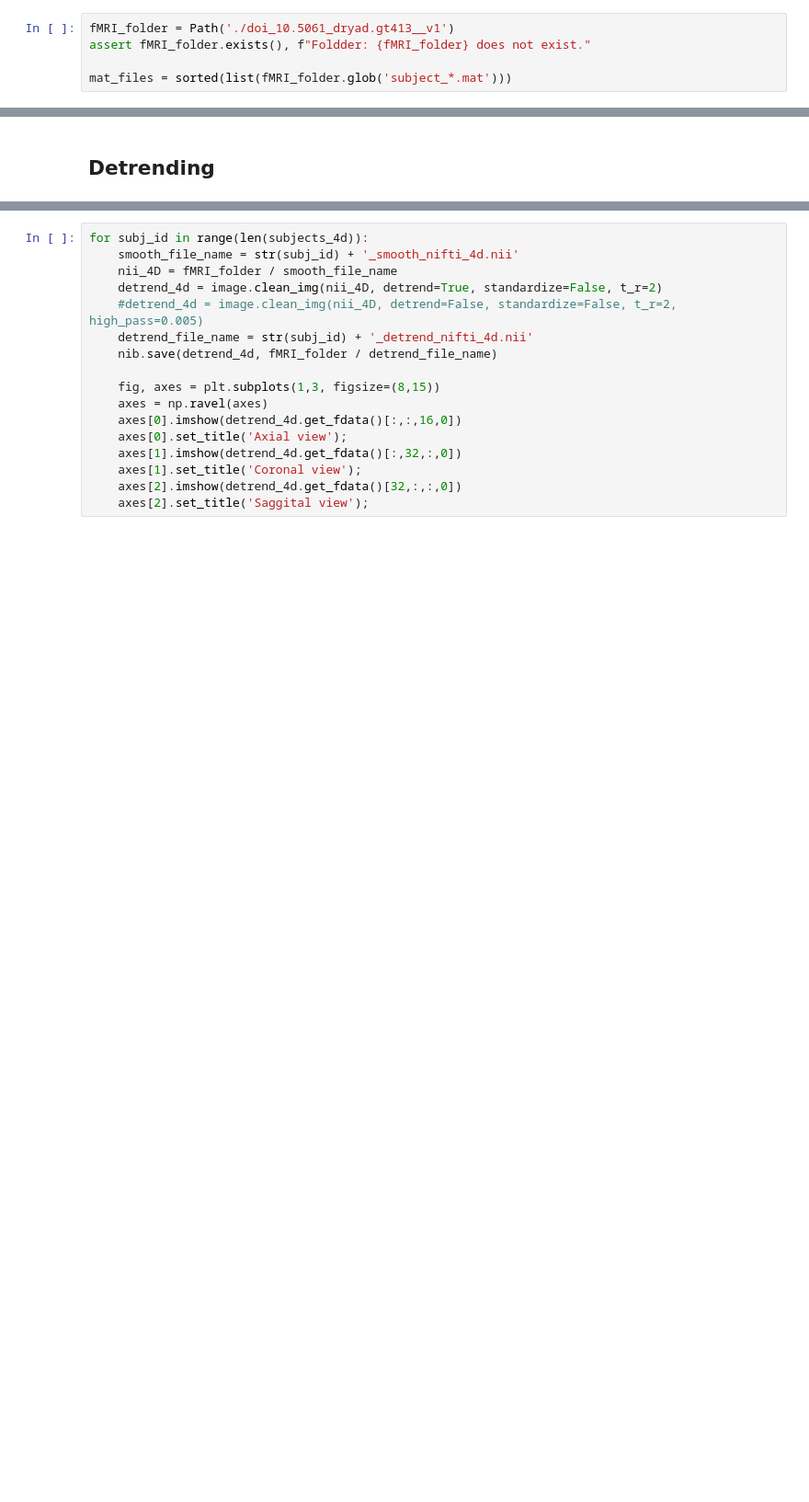
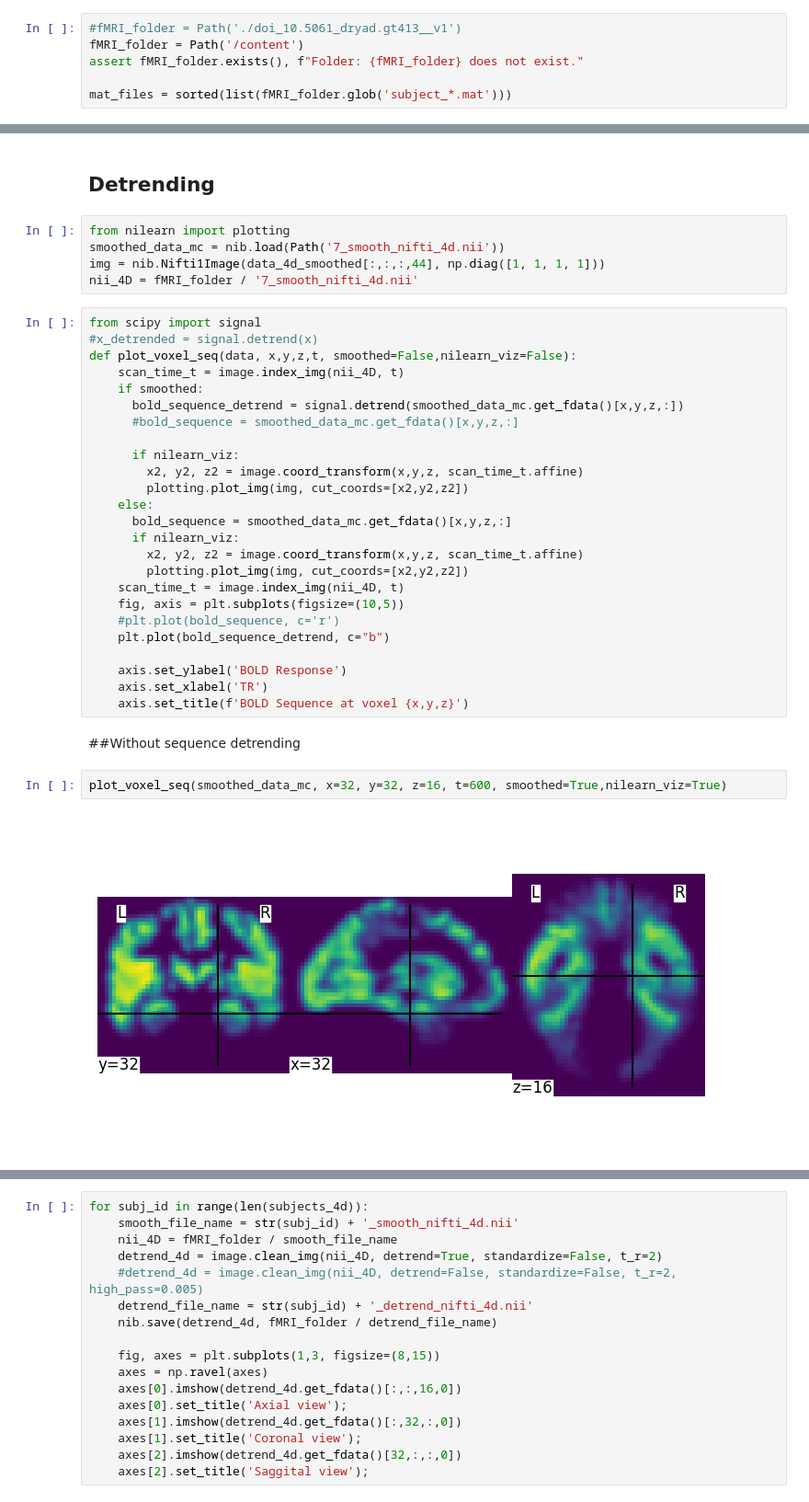
Before and after one commit to HarrisonFah/CMPUT624_Project, a Jupyter notebook: preprocessing.ipynb, the cells around one changed output, grey strips where cells are left out. Shown at 92% size. Saved outputs shown, nothing was run; the diff lists cells and outputs as text; blank space fills up the shorter version.

Commit message:
Slightly modified the preprocessing file for better readability and added the detrending of the sequence level

```diff
--- a/preprocessing.ipynb
+++ b/preprocessing.ipynb
@@ -16,5 +68,6 @@ from pathlib import Path
 # %%
-fMRI_folder = Path('./doi_10.5061_dryad.gt413__v1')
-assert fMRI_folder.exists(), f"Foldder: {fMRI_folder} does not exist."
+#fMRI_folder = Path('./doi_10.5061_dryad.gt413__v1')
+fMRI_folder = Path('/content')
+assert fMRI_folder.exists(), f"Folder: {fMRI_folder} does not exist."
 
 mat_files = sorted(list(fMRI_folder.glob('subject_*.mat')))
@@ -136,3 +196,39 @@ for subj_id, subj_4d in enumerate(subjects_4d):
 [figure]
 # %% [markdown]
 ## Detrending
+# %%
+from nilearn import plotting
+smoothed_data_mc = nib.load(Path('7_smooth_nifti_4d.nii'))
+img = nib.Nifti1Image(data_4d_smoothed[:,:,:,44], np.diag([1, 1, 1, 1]))
+nii_4D = fMRI_folder / '7_smooth_nifti_4d.nii'
+# %%
+from scipy import signal
+#x_detrended = signal.detrend(x)
+def plot_voxel_seq(data, x,y,z,t, smoothed=False,nilearn_viz=False):
+    scan_time_t = image.index_img(nii_4D, t)
+    if smoothed:
+      bold_sequence_detrend = signal.detrend(smoothed_data_mc.get_fdata()[x,y,z,:])
+      #bold_sequence = smoothed_data_mc.get_fdata()[x,y,z,:]
+
+      if nilearn_viz:
+        x2, y2, z2 = image.coord_transform(x,y,z, scan_time_t.affine)
+        plotting.plot_img(img, cut_coords=[x2,y2,z2])
+    else:
+      bold_sequence = smoothed_data_mc.get_fdata()[x,y,z,:]
+      if nilearn_viz:
+        x2, y2, z2 = image.coord_transform(x,y,z, scan_time_t.affine)
+        plotting.plot_img(img, cut_coords=[x2,y2,z2])
+    scan_time_t = image.index_img(nii_4D, t)
+    fig, axis = plt.subplots(figsize=(10,5))
+    #plt.plot(bold_sequence, c='r')
+    plt.plot(bold_sequence_detrend, c="b")
+
+    axis.set_ylabel('BOLD Response')
+    axis.set_xlabel('TR')
+    axis.set_title(f'BOLD Sequence at voxel {x,y,z}')
+# %% [markdown]
+##Without sequence detrending
+# %%
+plot_voxel_seq(smoothed_data_mc, x=32, y=32, z=16, t=600, smoothed=True,nilearn_viz=True)
+# %% [output]
+[figure, added]
```
Also changed, not shown: parts of 12 cells of this notebook.
